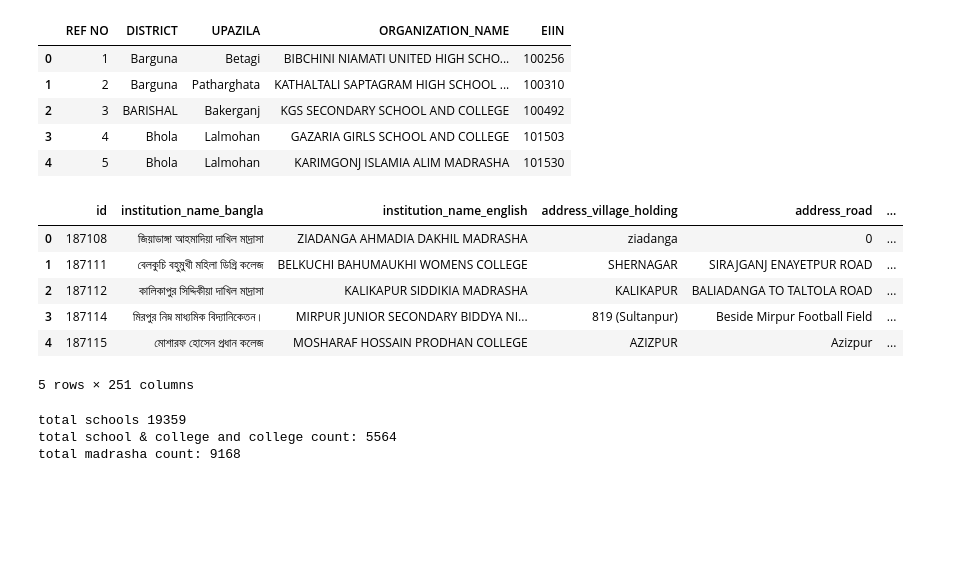
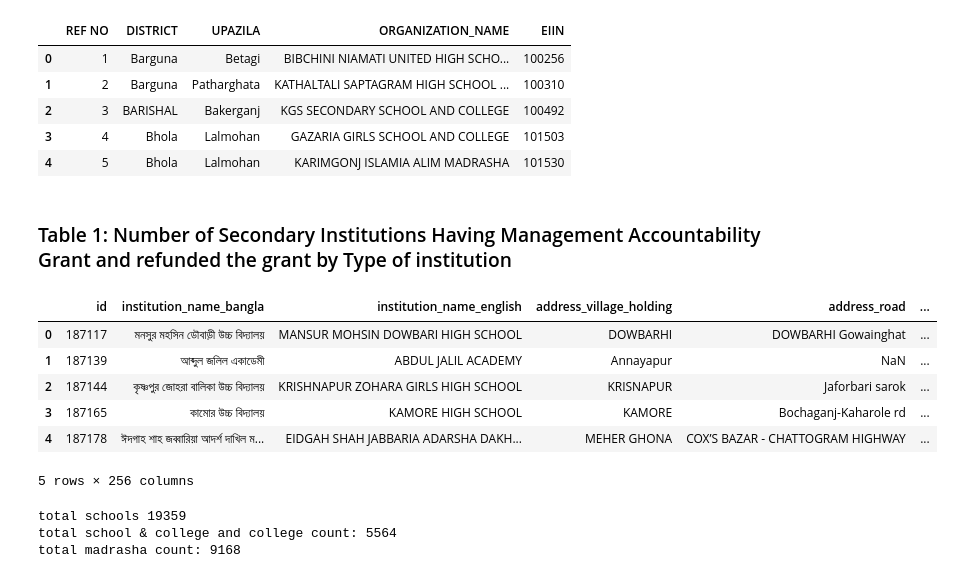
Before and after one commit to monjurmorshed793/sedp-reports, a Jupyter notebook: src/sedp_reports/pbgsi-number-of-institutions.ipynb, the cells around one changed output. Cells and saved outputs as stored; diff of their text form; code cells hidden in the pictures; blank space fills up the shorter version.

```diff
--- a/src/sedp_reports/pbgsi-number-of-institutions.ipynb
+++ b/src/sedp_reports/pbgsi-number-of-institutions.ipynb
@@ -38,20 +41,24 @@ df_general_information_eiin_submitted = df_general_information_submitted[df_gene
+# %%
+df_general_information_merged = pd.merge(df_general_information_submitted, type_and_level, on='eiin', how='inner', suffixes=('', '_type_and_level'))
+df_general_information_merged = pd.merge(df_general_information_merged, compliance1, on='eiin', how='inner', suffixes=('', '_compliance1'))
+df_general_information_merged = pd.merge(df_general_information_merged, compliance2, on='eiin', how='inner', suffixes=('', '_compliance2'))
+df_general_information_merged = pd.merge(df_general_information_merged, compliance3, on='eiin', how='inner', suffixes=('', '_compliance3'))
 # %%
 pbgsi_institutions['EIIN'] = pbgsi_institutions['EIIN'].astype(str)
-# %%
-df_general_information_merged = pd.merge(df_general_information_eiin_submitted, type_and_level, on='eiin', how='inner', suffixes=('', '_type_and_level'))
-df_general_information_merged = pd.merge(df_general_information_merged, compliance1, on='eiin', how='inner', suffixes=('', '_compliance1'))
-df_general_information_merged = pd.merge(df_general_information_merged, compliance2, on='eiin', how='inner', suffixes=('', '_compliance2'))
-df_general_information_merged = pd.merge(df_general_information_merged, compliance3, on='eiin', how='inner', suffixes=('', '_compliance3'))
+# %%
+df_pbgsi_institutions = pd.merge(df_general_information_merged, pbgsi_institutions, left_on="eiin", right_on="EIIN", how="inner", suffixes=('', '_pbgsi') )
+# %% [markdown]
+### Table 1: Number of Secondary Institutions Having Management Accountability Grant and refunded the grant by Type of institution
 # %%
-df_general_information_merged.head()
+df_pbgsi_institutions.head()
 # %% [output]
 |  | id | institution_name_bangla | institution_name_english | address_village_holding | address_road | ... |
-| 0 | 187108 | জিয়াডাঙ্গা আহমাদিয়া দাখিল মাদ্রাসা | ZIADANGA AHMADIA DAKHIL MADRASHA | ziadanga | 0 | ... |
-| 1 | 187111 | বেলকুচি বহুমুখী মহিলা ডিগ্রি কলেজ | BELKUCHI BAHUMAUKHI WOMENS COLLEGE | SHERNAGAR | SIRAJGANJ ENAYETPUR ROAD | ... |
-| 2 | 187112 | কালিকাপুর সিদ্দিকীয়া দাখিল মাদ্রাসা | KALIKAPUR SIDDIKIA MADRASHA | KALIKAPUR | BALIADANGA TO TALTOLA ROAD | ... |
-| 3 | 187114 | মিরপুর নিম্ন মাধ্যমিক বিদ্যানিকেতন। | MIRPUR JUNIOR SECONDARY BIDDYA NI... | 819 (Sultanpur) | Beside Mirpur Football Field | ... |
-| 4 | 187115 | মোশারফ হোসেন প্রধান কলেজ | MOSHARAF HOSSAIN PRODHAN COLLEGE | AZIZPUR | Azizpur | ... |
+| 0 | 187117 | মনসুর মহসিন ডৌবাড়ী উচ্চ বিদ্যালয় | MANSUR MOHSIN DOWBARI HIGH SCHOOL | DOWBARHI | DOWBARHI Gowainghat | ... |
+| 1 | 187139 | আব্দুল জলিল একাডেমী | ABDUL JALIL ACADEMY | Annayapur | NaN | ... |
+| 2 | 187144 | কৃষ্ণপুর জোহরা বালিকা উচ্চ বিদ্যালয় | KRISHNAPUR ZOHARA GIRLS HIGH SCHOOL | KRISNAPUR | Jaforbari sarok | ... |
+| 3 | 187165 | কামোর উচ্চ বিদ্যালয় | KAMORE HIGH SCHOOL | KAMORE | Bochaganj-Kaharole rd | ... |
+| 4 | 187178 | ঈদগাহ শাহ জব্বারিয়া আদর্শ দাখিল ম... | EIDGAH SHAH JABBARIA ADARSHA DAKH... | MEHER GHONA | COX’S BAZAR - CHATTOGRAM HIGHWAY | ... |
-5 rows × 251 columns
+5 rows × 256 columns
 # %%
 TYPE_SCHOOL = 1
 TYPE_SCHOOL_AND_COLLEGE = 2
```
Also changed, not shown: parts of 3 cells of this notebook, 23 other files.
